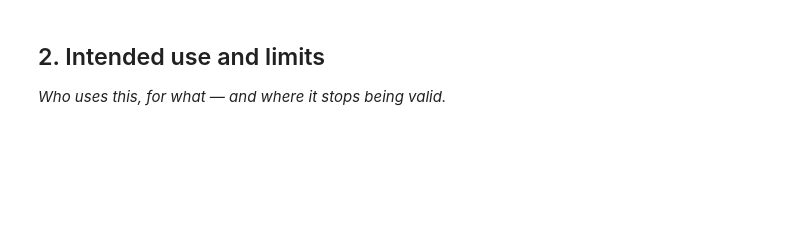
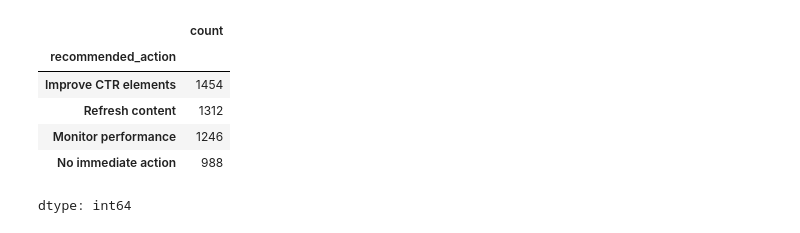
Before and after one commit to kratosontren/flyrank-ml-work, a Jupyter notebook: work/notebooks/w07_action_playbook.ipynb, the cells around one changed output. Saved outputs shown, nothing was run; the diff lists cells and outputs as text; code cells hidden in the pictures; blank space fills up the shorter version.

```diff
--- a/work/notebooks/w07_action_playbook.ipynb
+++ b/work/notebooks/w07_action_playbook.ipynb
@@ -13,7 +127,12 @@ This skeleton is yours to fill. Work the sections **in order** — each one has
 # %%
 # This cell is for CODE (numbers, a query, a check).
 # Write your text answer in the cell ABOVE this one — typing sentences here breaks Run All.
+ranked_queue["recommended_action"].value_counts()
+# %% [output]
+|  | count |
+| recommended_action |  |
+| Improve CTR elements | 1454 |
+| Refresh content | 1312 |
+| Monitor performance | 1246 |
+| No immediate action | 988 |
+dtype: int64
-# %% [markdown]
-## 2. Intended use and limits
-
-*Who uses this, for what — and where it stops being valid.*
```
Also changed, not shown: parts of 17 cells of this notebook.
